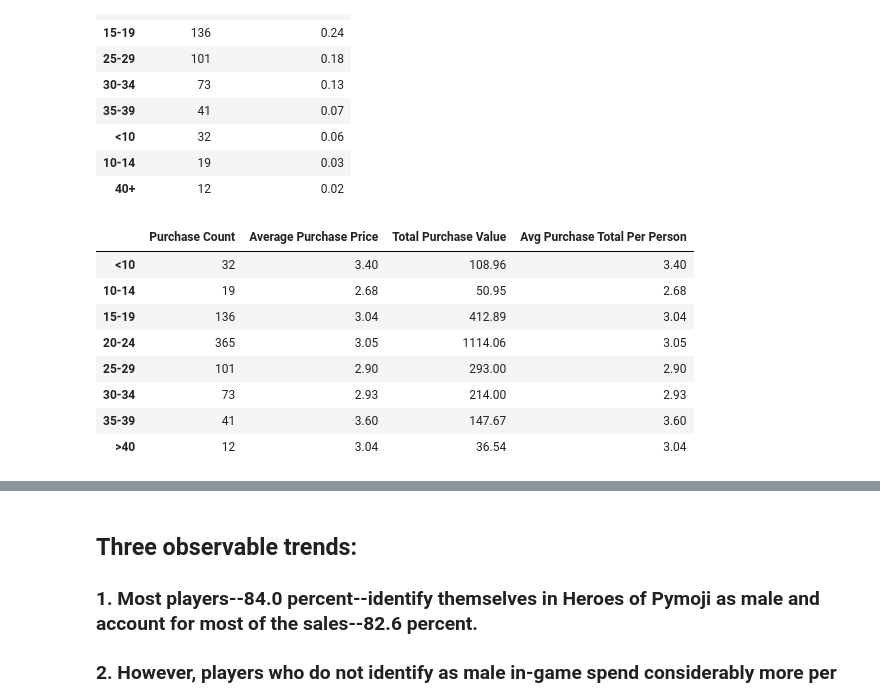
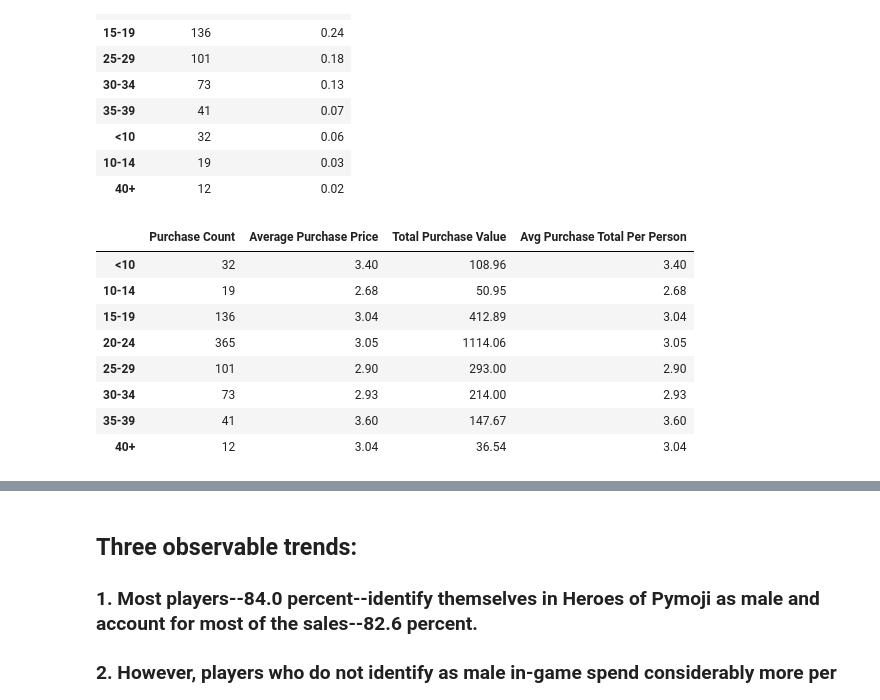
Before and after one commit to papadiscobravo/pandas-challenge, a Jupyter notebook: HerosOfPymoli/HeroesOfPymoli.ipynb, the cells around one changed output, grey strips where cells are left out. Cells and saved outputs as stored; diff of their text form; code cells hidden in the pictures.

```diff
--- a/HerosOfPymoli/HeroesOfPymoli.ipynb
+++ b/HerosOfPymoli/HeroesOfPymoli.ipynb
@@ -345,28 +310,28 @@ ageDemographicSummary
 | 40+ | 12 | 0.02 |
 # %%
 #    a. purchase count
-agePurchaseCounts = purchaseData_df.groupby(["Total_Age"]).count()["Price"].rename("Purchase Count")
+agePurchaseCounts = purchaseData_df.groupby(["AgeRange"]).count()["Price"].rename("Purchase Count")
 #    b. avg_purchase_price
-ageAvgPurchasePrice= round(purchaseData_df.groupby(["Total_Age"]).mean()["Price"].rename("Avg Purchase Price"),2)
+ageAvgPurchasePrice= round(purchaseData_df.groupby(["AgeRange"]).mean()["Price"].rename("Avg Purchase Price"),2)
 #    c. total purchase value
-totalPurchaseValueAge = purchaseData_df.groupby(["Total_Age"]).sum()["Price"].rename("Total Purchase Value")
+totalPurchaseValueAge = purchaseData_df.groupby(["AgeRange"]).sum()["Price"].rename("Total Purchase Value")
 #Total Purchase Value
-purchaseTotalByAge = purchaseData_df.groupby(["Total_Age"]).sum()["Price"].rename("Total Purchase Value")
+purchaseTotalByAge = purchaseData_df.groupby(["AgeRange"]).sum()["Price"].rename("Total Purchase Value")
 #    d. avg purchase total per person by age group
-avgPurchasePerson = round(purchaseTotalByAge  / ageTotal, 2)
+avgPurchasePerson = round(purchaseTotalByAge / ageRangeTotal, 2)
 agePurchasingAnalysis = pd.DataFrame({"Purchase Count": agePurchaseCounts, "Average Purchase Price": ageAvgPurchasePrice, "Total Purchase Value": totalPurchaseValueAge, "Avg Purchase Total Per Person" :avgPurchasePerson})
 
 agePurchasingAnalysis
 # %% [output]
 |  | Purchase Count | Average Purchase Price | Total Purchase Value | Avg Purchase Total Per Person |
 | <10 | 32 | 3.40 | 108.96 | 3.40 |
 | 10-14 | 19 | 2.68 | 50.95 | 2.68 |
 | 15-19 | 136 | 3.04 | 412.89 | 3.04 |
 | 20-24 | 365 | 3.05 | 1114.06 | 3.05 |
 | 25-29 | 101 | 2.90 | 293.00 | 2.90 |
 | 30-34 | 73 | 2.93 | 214.00 | 2.93 |
 | 35-39 | 41 | 3.60 | 147.67 | 3.60 |
-| >40 | 12 | 3.04 | 36.54 | 3.04 |
+| 40+ | 12 | 3.04 | 36.54 | 3.04 |
 # %%
 # 6. Top spenders
 #    a. identify the top five spenders by total purchase value
```
Also changed, not shown: parts of 33 cells of this notebook.
